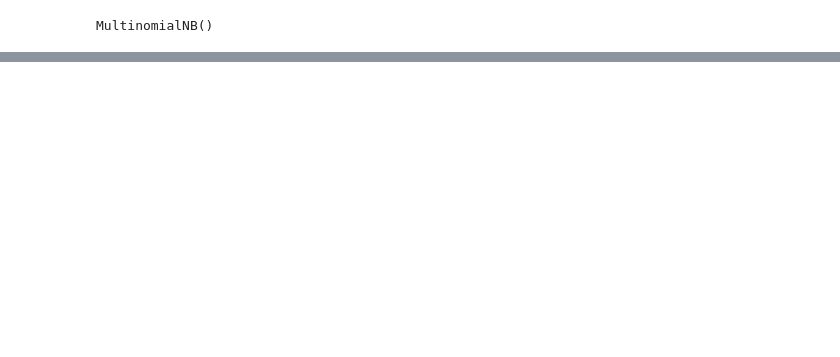
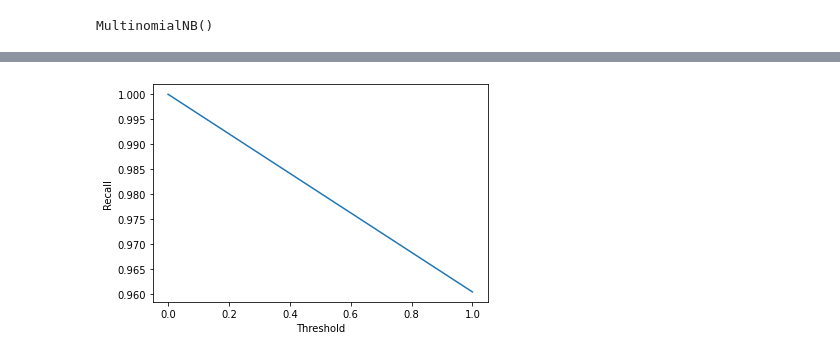
Before and after one commit to toanprogl2002/midtermMachineLeaning, a Jupyter notebook: Ex1.ipynb, the cells around one changed output, grey strips where cells are left out. Cells and saved outputs as stored; diff of their text form; code cells hidden in the pictures; blank space fills up the shorter version.

```diff
--- a/Ex1.ipynb
+++ b/Ex1.ipynb
@@ -101,0 +106,7 @@ precision, recall, thresholds = precision_recall_curve(y_test, y_predict)
+# %%
+plt.xlabel('Threshold')
+plt.ylabel('Recall')
+plt.plot(thresholds, recall[:-1])
+plt.show()
+# %% [output]
+[figure, added]
```
Also changed, not shown: parts of 29 cells of this notebook.
